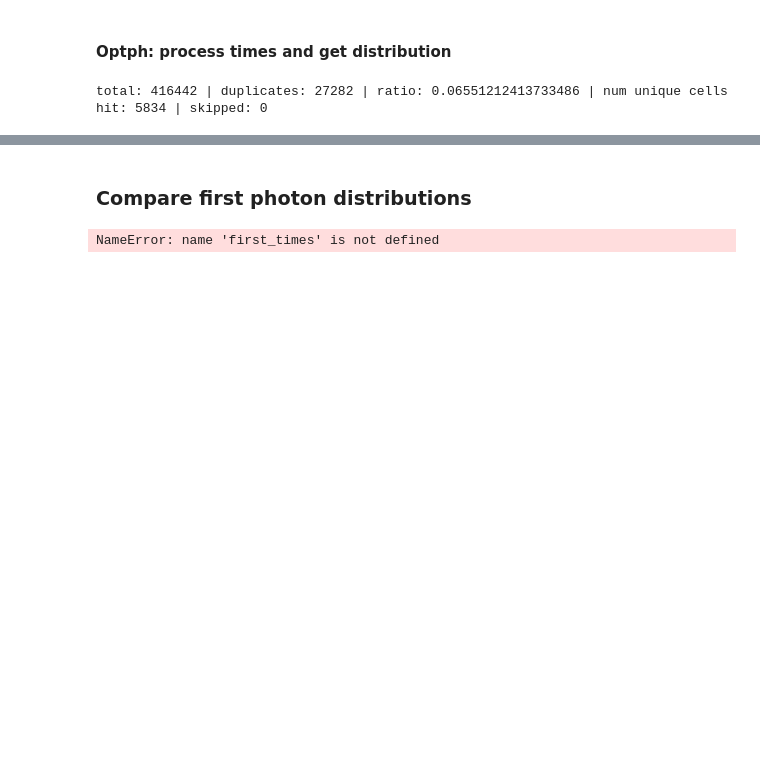
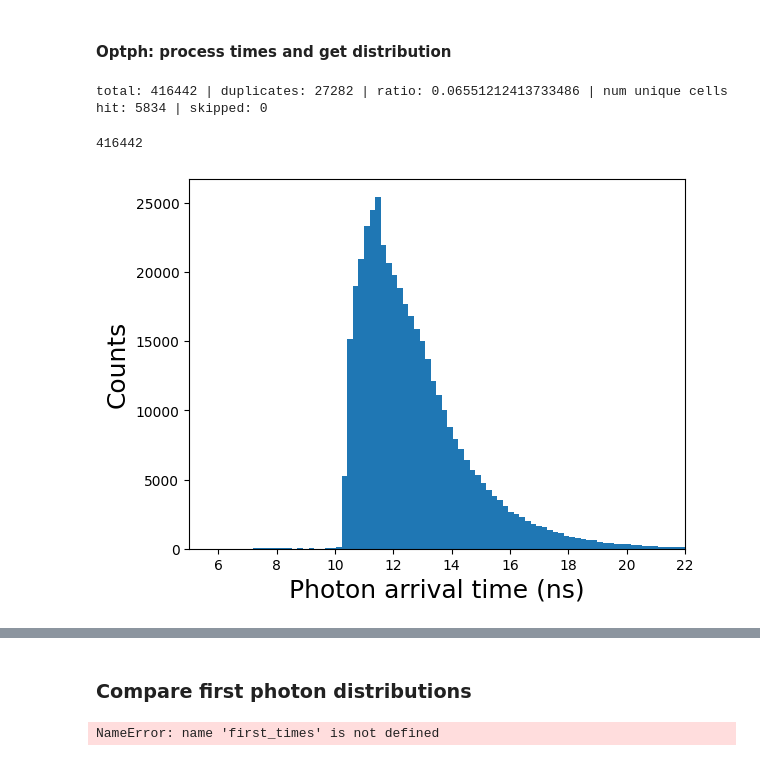
Before and after one commit to RowanKell/work_eic, a Jupyter notebook: macros/NF_timing_modeling/NF_one_bar_time_resolution.ipynb, the cells around one changed output, grey strips where cells are left out. Saved outputs shown, nothing was run; the diff lists cells and outputs as text; code cells hidden in the pictures; blank space fills up the shorter version.

```diff
--- a/macros/NF_timing_modeling/NF_one_bar_time_resolution.ipynb
+++ b/macros/NF_timing_modeling/NF_one_bar_time_resolution.ipynb
@@ -341,3 +348,15 @@ total: 416442 | duplicates: 27282 | ratio: 0.06551212413733486 | num unique cell
+# %%
+len(all_times)
+# %% [output]
+416442
+# %%
+plot.hist(all_times,bins = 150);
+plot.xlabel("Photon arrival time (ns)", fontsize = 18)
+plot.ylabel("Counts", fontsize = 18)
+plot.xlim(5,22)
+plot.savefig("plots/PaperPlots/all_times_distribution_one_bar.pdf")
+# %% [output]
+[figure, added]
 # %%
 
 class SiPMSignalProcessor:
```
Also changed, not shown: parts of 14 cells of this notebook, 7 other files.
